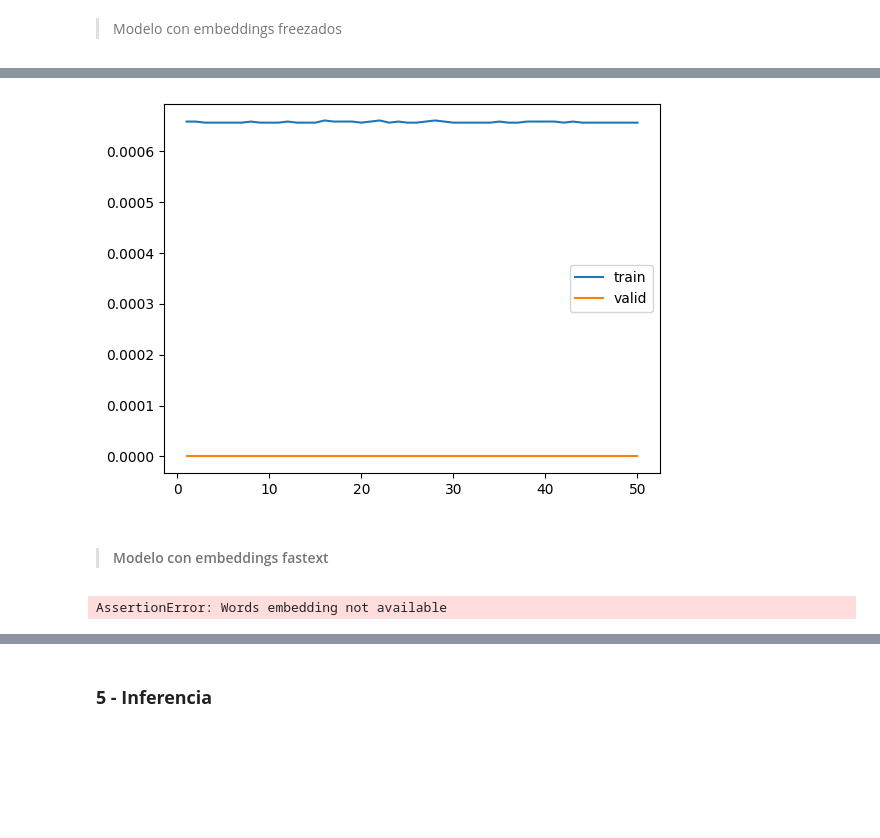
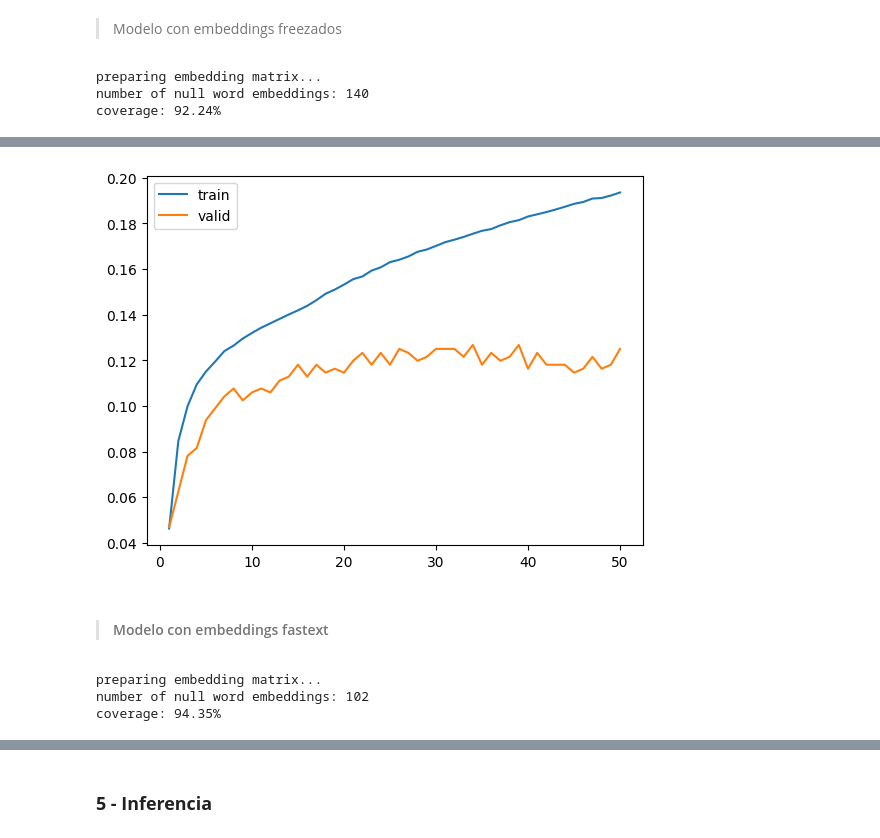
Before and after one commit to lucasargento/nlp_1_dnlp, a Jupyter notebook: tps_desafios/Desafio_4_Lucas_Argento.ipynb, the cells around one changed output, grey strips where cells are left out. Drawn from its saved outputs; the diff is of its cells as text; code cells hidden in the pictures; blank space fills up the shorter version.

```diff
--- a/tps_desafios/Desafio_4_Lucas_Argento.ipynb
+++ b/tps_desafios/Desafio_4_Lucas_Argento.ipynb
@@ -712,13 +729,50 @@ plt.show()
 [figure]
 # %% [markdown]
 > Modelo con embeddings freezados
+# %%
+model_embeddings = GloveEmbeddings()
+
+print("preparing embedding matrix...")
+embed_dim = model_embeddings.N_FEATURES
+words_not_found = []
+
+special_tokens = ["<pad>", "<unk>", "<sos>", "<eos>"]
+for t in special_tokens:
+    if t not in word2idx_inputs:
+        word2idx_inputs[t] = len(word2idx_inputs) + 1
+
+nb_words = len(word2idx_inputs)
+embedding_matrix = np.zeros((nb_words + 1, embed_dim))
+
+for word, i in word2idx_inputs.items():
+    if i >= nb_words:
+        continue
+
+    emb_vec = model_embeddings.get_words_embeddings([word])
+    if emb_vec is not None and len(emb_vec) > 0:
+        embedding_matrix[i] = emb_vec[0]
+    else:
+        words_not_found.append(word)
+        embedding_matrix[i] = np.random.normal(scale=0.6, size=(embed_dim,))
+
+# asignar tokens especiales explícitamente
+embedding_matrix[word2idx_inputs["<pad>"]] = np.zeros((embed_dim,))
+for tok in ["<unk>", "<sos>", "<eos>"]:
+    embedding_matrix[word2idx_inputs[tok]] = np.random.normal(scale=0.6, size=(embed_dim,))
+
+print(f"number of null word embeddings: {np.sum(np.sum(embedding_matrix, axis=1) == 0)}")
+print(f"coverage: {(1 - np.sum(np.sum(embedding_matrix, axis=1) == 0)/embedding_matrix.shape[0])*100:.2f}%")
+# %% [output]
+preparing embedding matrix...
+number of null word embeddings: 140
+coverage: 92.24%
 # %%
 encoder = Encoder(VOCAB_SIZE, embedding_matrix, PAD_TOKEN, train_embeddings=False)
 decoder = Decoder(VOCAB_SIZE, embedding_matrix, PAD_TOKEN,  train_embeddings=False)
 model_freezed = Seq2Seq(encoder, decoder).to(device)
 
 criterion = nn.CrossEntropyLoss(ignore_index=PAD_TOKEN)
-optimizer = torch.optim.Adam(model.parameters(), lr=0.001)
+optimizer = torch.optim.Adam(model_freezed.parameters(), lr=0.001)
 
 print("✅ Modelo, optimizer y criterion inicializados correctamente")
 
@@ -756,4 +810,4 @@ Epoch 50/50 | Train Loss: 7.492 | Train Acc: 0.001 | Val Loss: 7.475 | Val Acc:
-[figure, old version]
+[figure, new version]
 # %% [markdown]
 > #### Modelo con embeddings fastext
 # %%
@@ -790,4 +844,6 @@ for tok in ["<unk>", "<sos>", "<eos>"]:
 print(f"number of null word embeddings: {np.sum(np.sum(embedding_matrix, axis=1) == 0)}")
 print(f"coverage: {(1 - np.sum(np.sum(embedding_matrix, axis=1) == 0)/embedding_matrix.shape[0])*100:.2f}%")
 # %% [output]
-AssertionError: Words embedding not available
+preparing embedding matrix...
+number of null word embeddings: 102
+coverage: 94.35%
```
Also changed, not shown: parts of 16 cells of this notebook.
